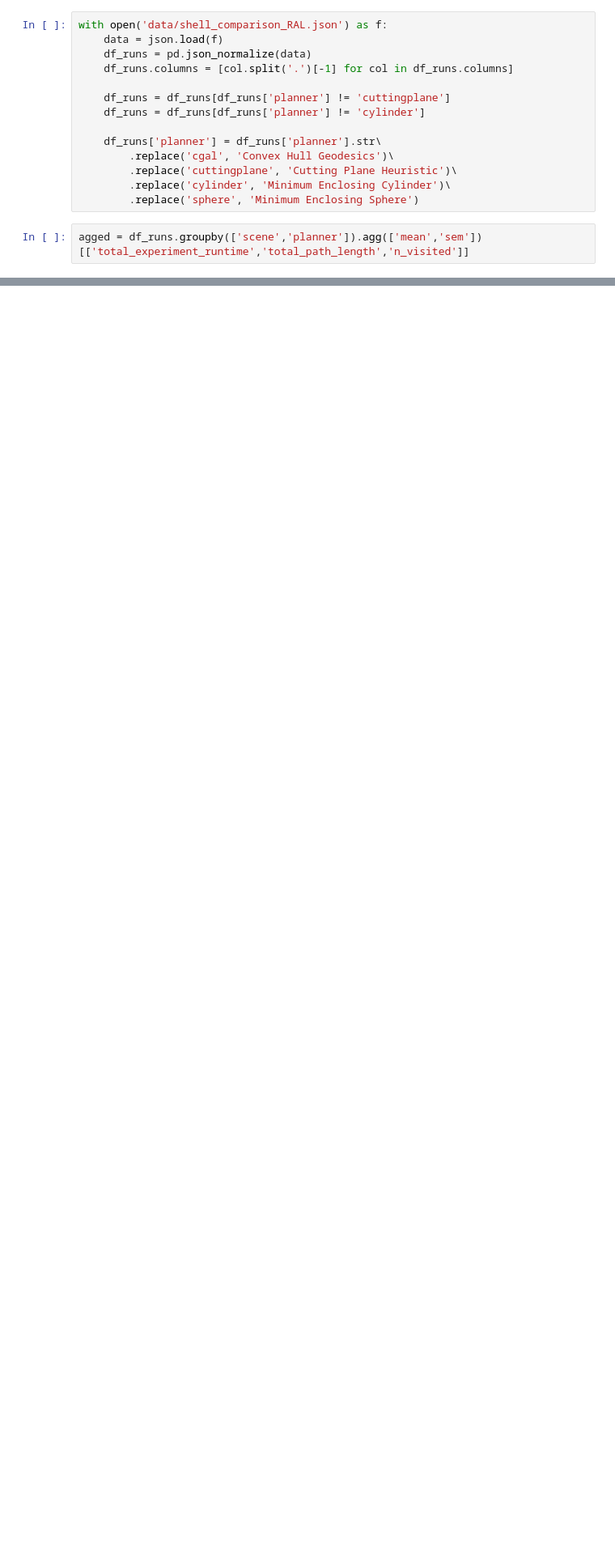
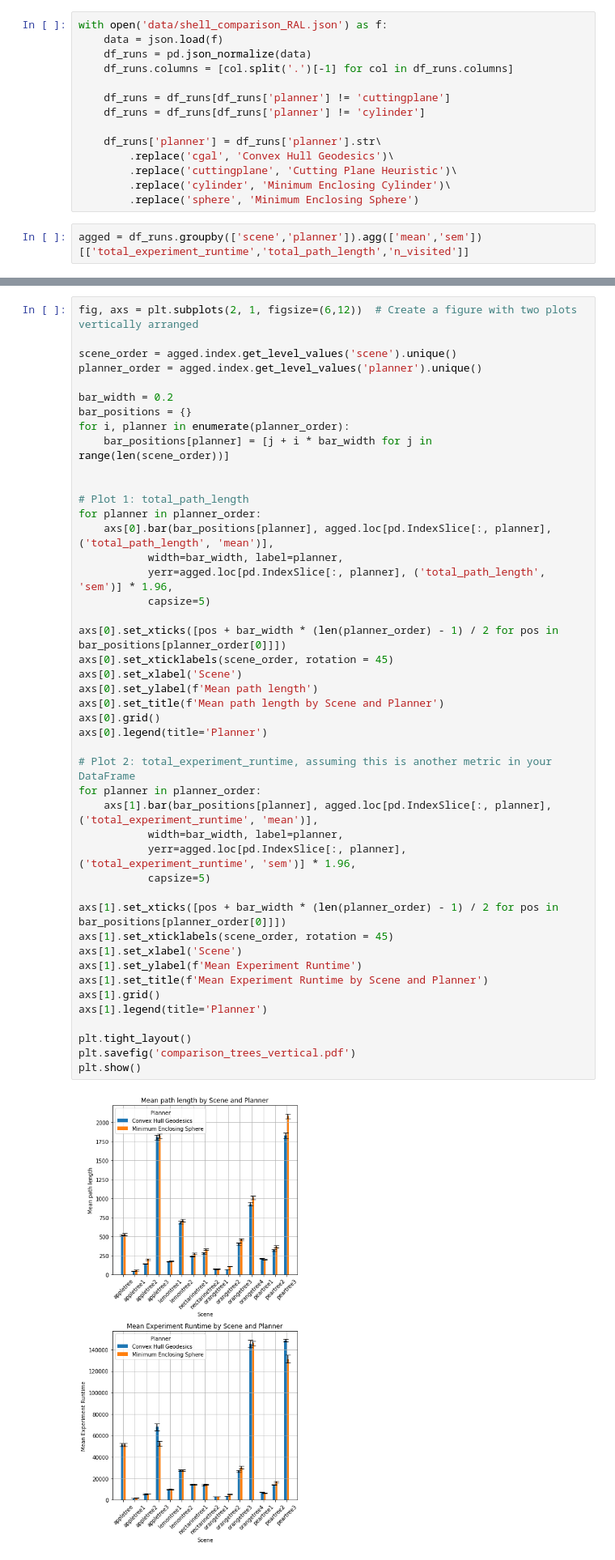
Before and after one commit to werner291/Multigoal-Orchard-Drone-Planning-Library, a Jupyter notebook: analysis/Shell Comparison RAL.ipynb, the cells around one changed output, grey strips where cells are left out. Shown at 81% size. Saved outputs shown, nothing was run; the diff lists cells and outputs as text; blank space fills up the shorter version.

```diff
--- a/analysis/Shell Comparison RAL.ipynb
+++ b/analysis/Shell Comparison RAL.ipynb
@@ -60,3 +74,50 @@ plt.show()
+# %%
+fig, axs = plt.subplots(2, 1, figsize=(6,12))  # Create a figure with two plots vertically arranged
+
+scene_order = agged.index.get_level_values('scene').unique()
+planner_order = agged.index.get_level_values('planner').unique()
+
+bar_width = 0.2
+bar_positions = {}
+for i, planner in enumerate(planner_order):
+    bar_positions[planner] = [j + i * bar_width for j in range(len(scene_order))]
+
+
+# Plot 1: total_path_length
+for planner in planner_order:
+    axs[0].bar(bar_positions[planner], agged.loc[pd.IndexSlice[:, planner], ('total_path_length', 'mean')],
+           width=bar_width, label=planner,
+           yerr=agged.loc[pd.IndexSlice[:, planner], ('total_path_length', 'sem')] * 1.96,
+           capsize=5)
+
+axs[0].set_xticks([pos + bar_width * (len(planner_order) - 1) / 2 for pos in bar_positions[planner_order[0]]])
+axs[0].set_xticklabels(scene_order, rotation = 45)
+axs[0].set_xlabel('Scene')
+axs[0].set_ylabel(f'Mean path length')
+axs[0].set_title(f'Mean path length by Scene and Planner')
+axs[0].grid()
+axs[0].legend(title='Planner')
+
+# Plot 2: total_experiment_runtime, assuming this is another metric in your DataFrame
+for planner in planner_order:
+    axs[1].bar(bar_positions[planner], agged.loc[pd.IndexSlice[:, planner], ('total_experiment_runtime', 'mean')],
+           width=bar_width, label=planner,
+           yerr=agged.loc[pd.IndexSlice[:, planner], ('total_experiment_runtime', 'sem')] * 1.96,
+           capsize=5)
+
+axs[1].set_xticks([pos + bar_width * (len(planner_order) - 1) / 2 for pos in bar_positions[planner_order[0]]])
+axs[1].set_xticklabels(scene_order, rotation = 45)
+axs[1].set_xlabel('Scene')
+axs[1].set_ylabel(f'Mean Experiment Runtime')
+axs[1].set_title(f'Mean Experiment Runtime by Scene and Planner')
+axs[1].grid()
+axs[1].legend(title='Planner')
+
+plt.tight_layout()
+plt.savefig('comparison_trees_vertical.pdf')
+plt.show()
+# %% [output]
+[figure, added]
 # %%
 from PIL import Image
 import os
```
Also changed, not shown: parts of 3 cells of this notebook, 12 other files.
